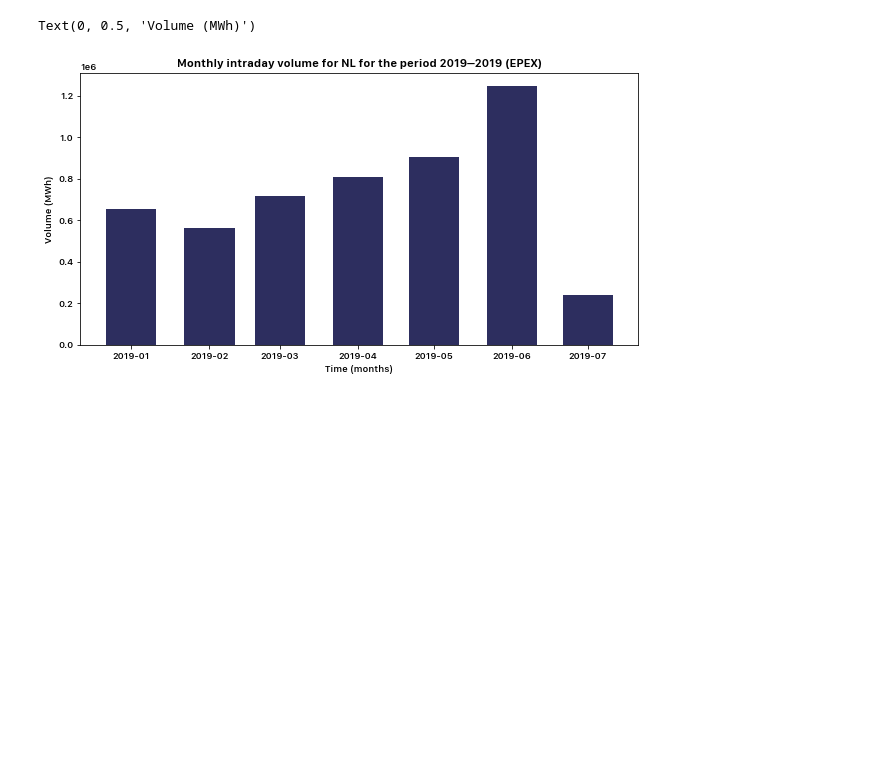
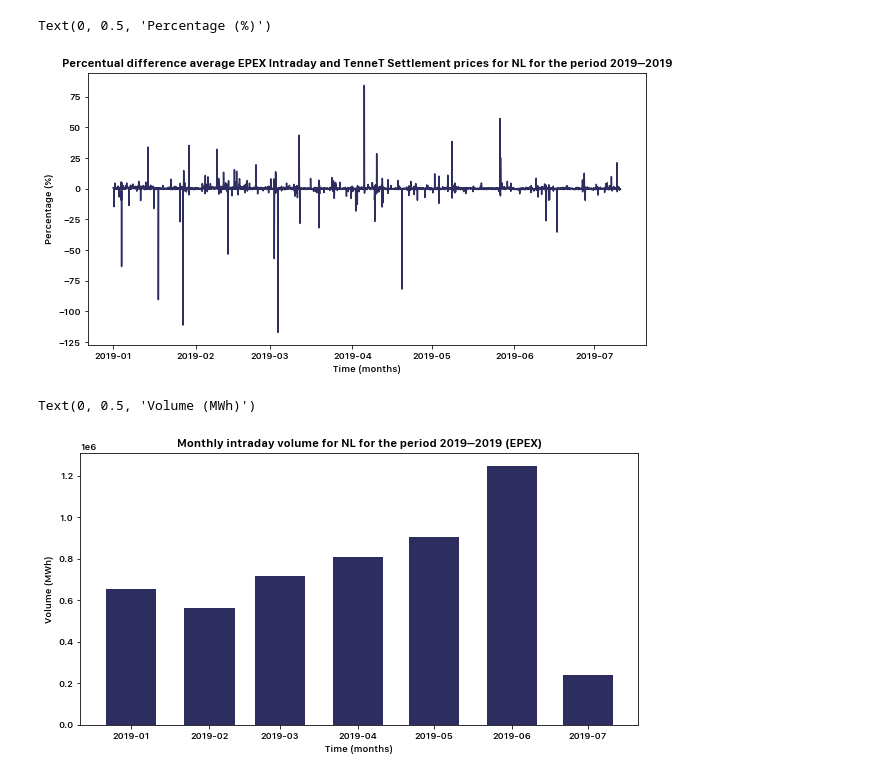
Before and after one commit to timovijn/ElectricityPriceForecasting, a Jupyter notebook: epex/epex.ipynb, the cells around one changed output. Saved outputs shown, nothing was run; the diff lists cells and outputs as text; code cells hidden in the pictures; blank space fills up the shorter version.

```diff
--- a/epex/epex.ipynb
+++ b/epex/epex.ipynb
@@ -86,6 +68,7 @@ for filename in flist:
 flist = [f for f in sorted(os.listdir("./raw/close")) if not (f.startswith('.') or f.startswith('~'))]
 
 print(flist)
+big_df = pd.DataFrame()
 
 for filename in flist:
     print(filename)
@@ -105,7 +88,10 @@ for filename in flist:
     df_group3 = df.drop([], axis=1).groupby([(df['Date'].dt.year), (df['Date'].dt.month), (df['Date'].dt.day), (df['Date'].dt.hour)]).mean()
     df_group3['Date'] = df_group3.index
     df_group3['Date'] = pd.to_datetime(df_group3['Date'], format='(%Y, %m, %d, %H)')
+    df_group3 = df_group3.set_index(pd.DatetimeIndex(df_group3['Date']))
     print(df_group3)
+
+    big_df['Imbalance'] = df_group3['take_from_system_EUR_MWh']
 # %% [output]
 ['Export_01-01-2019_01-01-2020.xls']
 Export_01-01-2019_01-01-2020.xls
@@ -164,6 +150,7 @@ for y in years:
 
     df_group = df_group.set_index(pd.DatetimeIndex(df_group['Date']))
     df_group2 = df_group2.set_index(pd.DatetimeIndex(df_group2['Date']))
+    df_group3 = df_group3.set_index(pd.DatetimeIndex(df_group3['Date']))
 
     dfo = dfo.append(df_group, ignore_index = False)
     dfo2 = dfo2.append(df, ignore_index = False)
@@ -204,6 +191,10 @@ print(colored(f'Volume: {int(round(sum(volume)))} MWh', 'blue'))
 print('')
 print(colored('...','white'))
 print('')
+
+big_df = big_df.merge(df_group3['Price'], how='outer', left_index=True, right_index=True)
+big_df['Percentage'] = np.divide(np.subtract(big_df['Price'], big_df['Imbalance']), big_df['Imbalance'])
+print(big_df)
 # %% [output]
 0                        Price     Volume                Date
 Date Date Date Date
@@ -234,3 +235,18 @@ Volume: 5131188 MWh
+# %%
+# fig, ax = plt.subplots(figsize=(10, 5))
+# ax.bar(big_df.index, big_df['Percentage'], width=20)
+# ax.set_title(f'Percentual difference average EPEX Intraday and TenneT Settlement prices for {country} for the period {years[0]}–{years[-1]}')
+# ax.set_xlabel(r'Time (months)')
+# ax.set_ylabel(r'Percentage (%)')
+
+fig, ax = plt.subplots(figsize=(10, 5))
+ax.plot(big_df.index, big_df['Percentage'])
+ax.set_title(f'Percentual difference average EPEX Intraday and TenneT Settlement prices for {country} for the period {years[0]}–{years[-1]}')
+ax.set_xlabel(r'Time (months)')
+ax.set_ylabel(r'Percentage (%)')
+# %% [output]
+Text(0, 0.5, 'Percentage (%)')
+[figure, added]
 # %%
 fig, ax = plt.subplots(figsize=(10, 5))
 ax.bar(dfo['Date'], dfo['Volume'], width=20)
```
Also changed, not shown: parts of 3 cells of this notebook, 1 other file.
